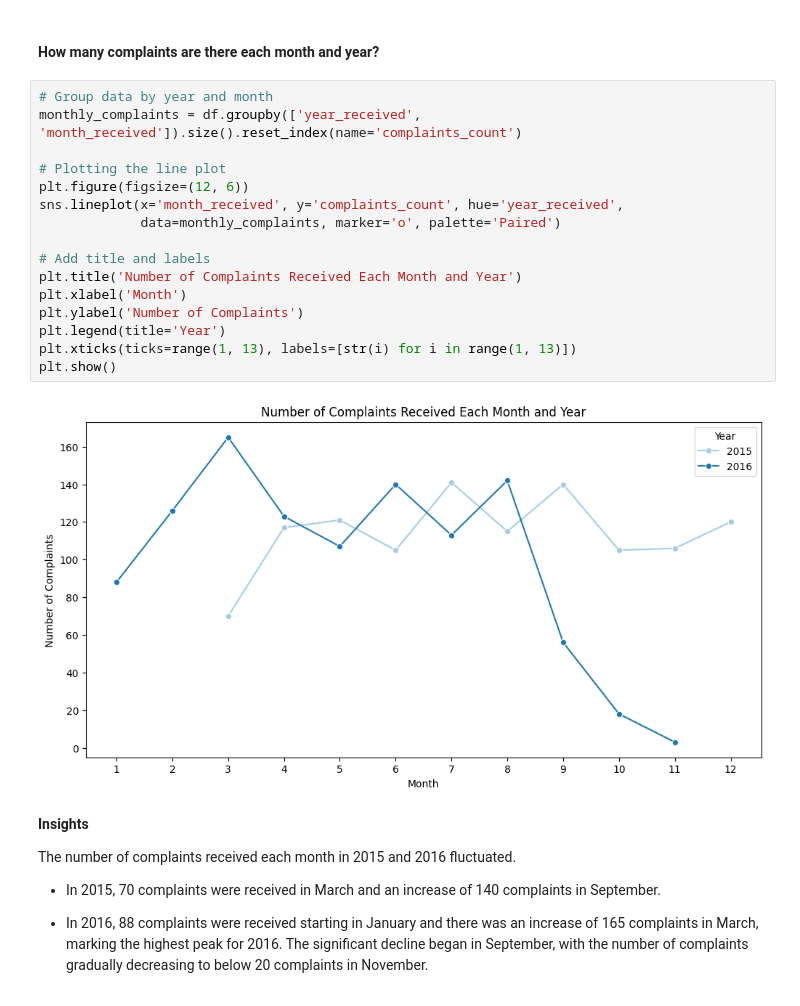
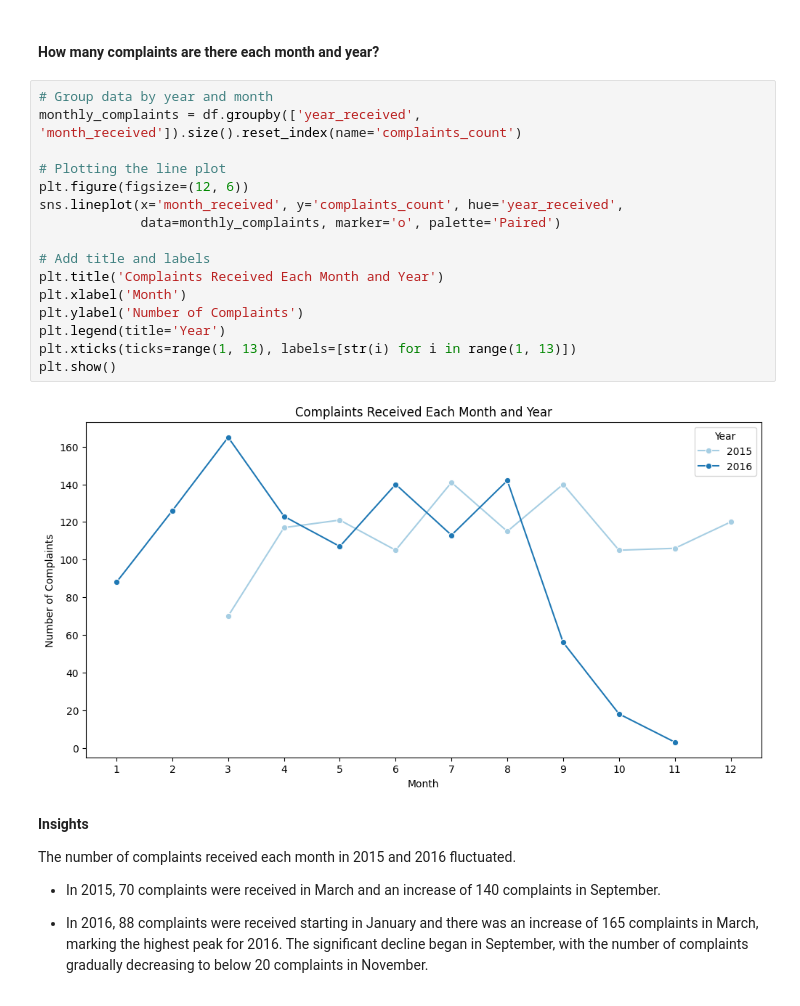
Before and after one commit to FTDS-assignment-bay/p2-final-project-ftds-016-hck-group-001, a Jupyter notebook: data/Exploratory_Data_Analysis.ipynb, the cells around one changed output. Saved outputs shown, nothing was run; the diff lists cells and outputs as text.

```diff
--- a/data/Exploratory_Data_Analysis.ipynb
+++ b/data/Exploratory_Data_Analysis.ipynb
@@ -637,21 +637,21 @@ The chart indicates that most companies are very efficient in responding to cons
 # %%
 # Group data by year and month
 monthly_complaints = df.groupby(['year_received', 'month_received']).size().reset_index(name='complaints_count')
 
 # Plotting the line plot
 plt.figure(figsize=(12, 6))
 sns.lineplot(x='month_received', y='complaints_count', hue='year_received',
              data=monthly_complaints, marker='o', palette='Paired')
 
 # Add title and labels
-plt.title('Number of Complaints Received Each Month and Year')
+plt.title('Complaints Received Each Month and Year')
 plt.xlabel('Month')
 plt.ylabel('Number of Complaints')
 plt.legend(title='Year')
 plt.xticks(ticks=range(1, 13), labels=[str(i) for i in range(1, 13)])
 plt.show()
 # %% [output]
-[figure, old version]
+[figure, new version]
 # %% [markdown]
 **Insights**
 
```
Also changed, not shown: parts of 6 cells of this notebook.
